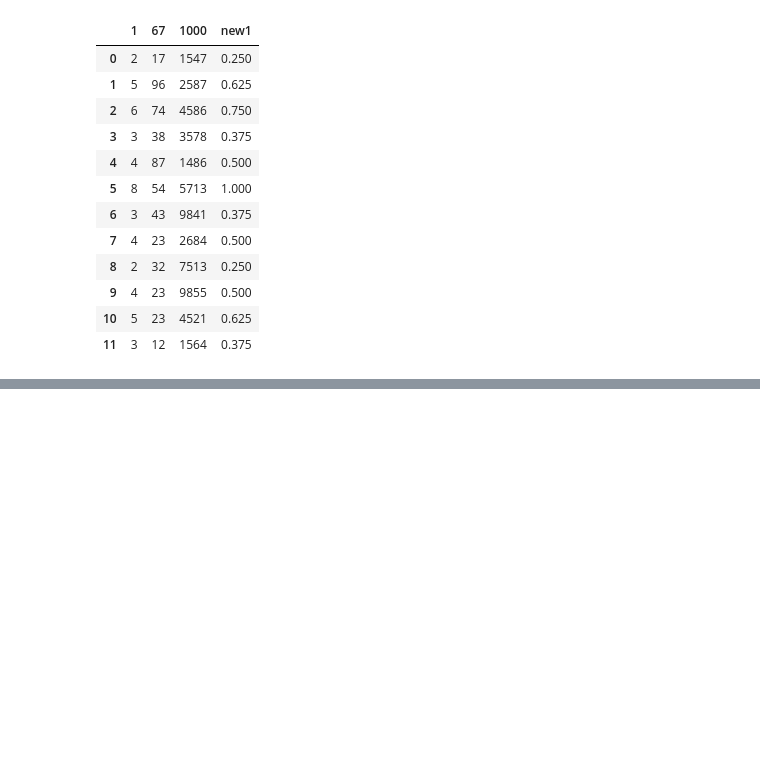
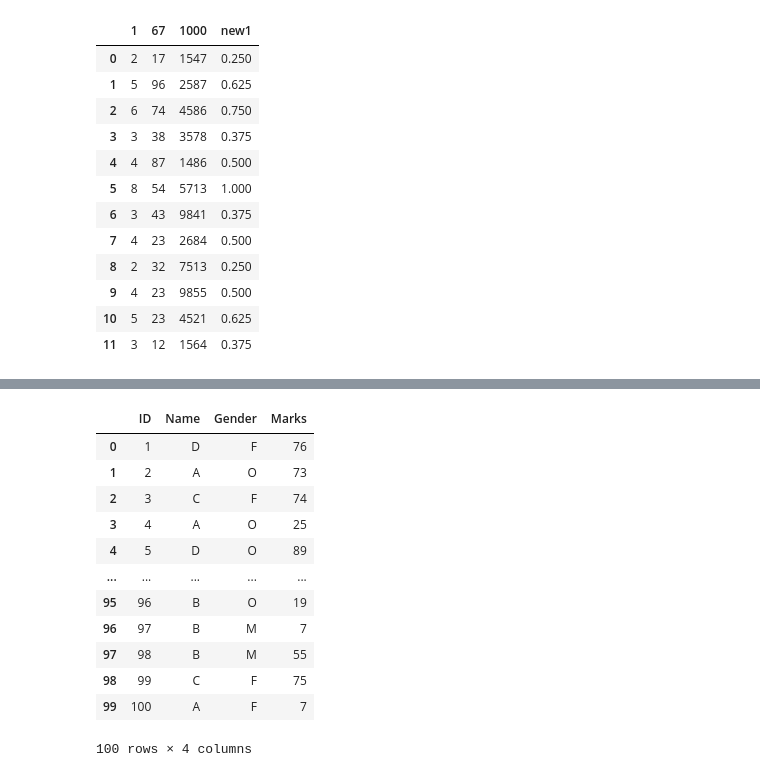
Before and after one commit to klmarjun/CSE180-AdvancedPythonProgramming, a Jupyter notebook: Assessment/CA1/Code/CA1.ipynb, the cells around one changed output, grey strips where cells are left out. Drawn from its saved outputs; the diff is of its cells as text; code cells hidden in the pictures; blank space fills up the shorter version.

```diff
--- a/Assessment/CA1/Code/CA1.ipynb
+++ b/Assessment/CA1/Code/CA1.ipynb
@@ -433,0 +1037,24 @@ df
+# %%
+df_stud_details['ID']=sr_no
+# %%
+df_stud_details['Name']=name
+# %%
+df_stud_details['Gender']=gender
+# %%
+df_stud_details['Marks']=mark
+# %%
+df_stud_details
+# %% [output]
+|  | ID | Name | Gender | Marks |
+| 0 | 1 | D | F | 76 |
+| 1 | 2 | A | O | 73 |
+| 2 | 3 | C | F | 74 |
+| 3 | 4 | A | O | 25 |
+| 4 | 5 | D | O | 89 |
+| ... | ... | ... | ... | ... |
+| 95 | 96 | B | O | 19 |
+| 96 | 97 | B | M | 7 |
+| 97 | 98 | B | M | 55 |
+| 98 | 99 | C | F | 75 |
+| 99 | 100 | A | F | 7 |
+100 rows × 4 columns
```
Also changed, not shown: parts of 108 cells of this notebook, 8 other files.
